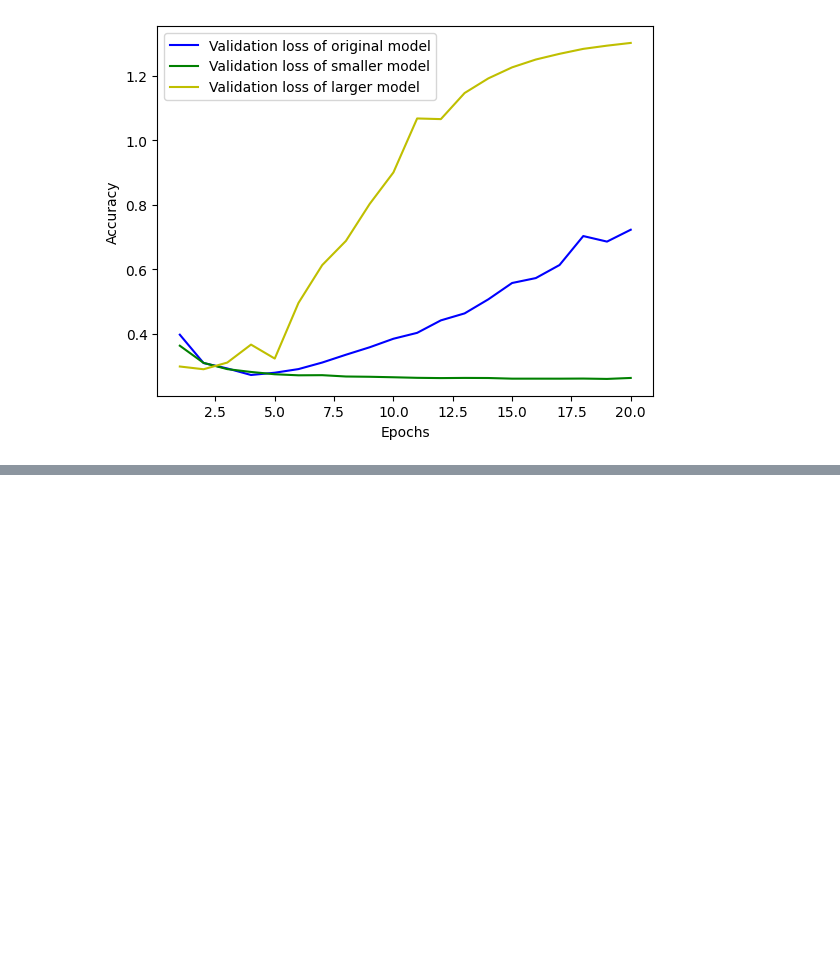
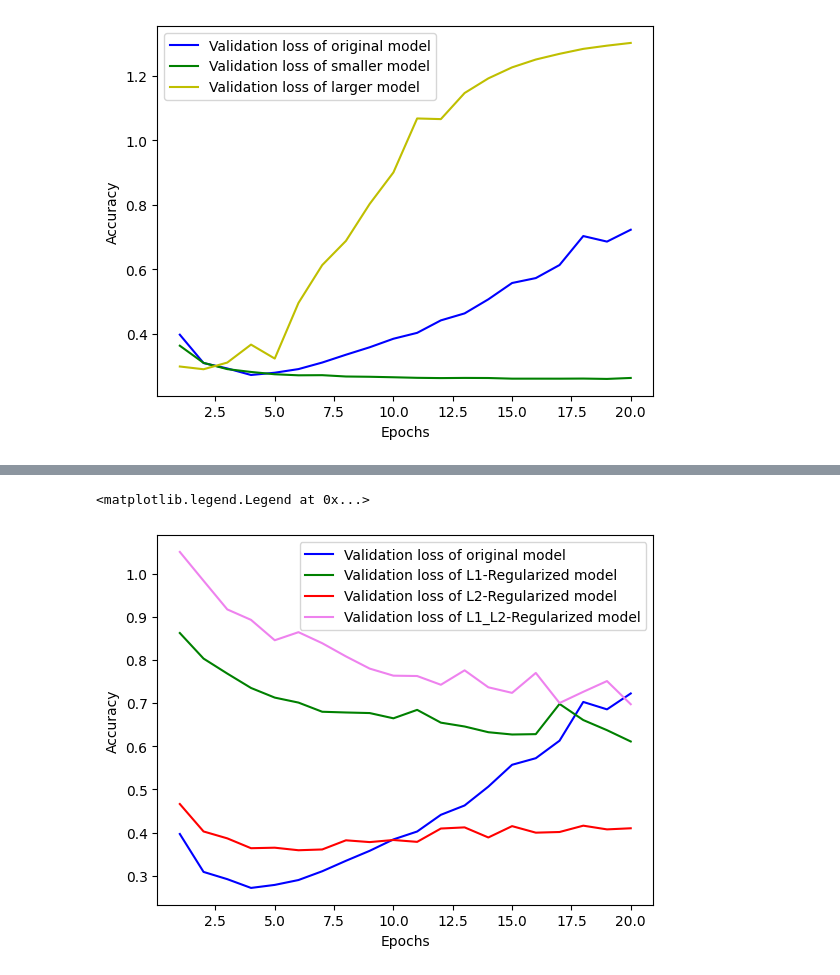
Before and after one commit to SCUTUM98/2023_KFQ_Bigdata, a Jupyter notebook: DeepLearning/0714_mnist.ipynb, the cells around one changed output, grey strips where cells are left out. Drawn from its saved outputs; the diff is of its cells as text; code cells hidden in the pictures; blank space fills up the shorter version.

```diff
--- a/DeepLearning/0714_mnist.ipynb
+++ b/DeepLearning/0714_mnist.ipynb
@@ -472,0 +515,8 @@ plt.legend()
+# %%
+model = Sequential([
+    layers.Dense(16, kernel_regularizer=regularizers.l1(0.002), activation='relu'),
+    layers.Dense(16, kernel_regularizer=regularizers.l1(0.002), activation='relu'),
+    layers.Dense(1, activation='sigmoid')
+])
+model.compile(optimizer='rmsprop', loss='binary_crossentropy', metrics=['accuracy'])
+history_l1_reg = model.fit(train_data, train_labels, epochs=20, batch_size=512, validation_split=0.4)
@@ -472,0 +541,8 @@ plt.legend()
+# %%
+model = Sequential([
+    layers.Dense(16, kernel_regularizer=regularizers.l1_l2(0.002), activation='relu'),
+    layers.Dense(16, kernel_regularizer=regularizers.l1_l2(0.002), activation='relu'),
+    layers.Dense(1, activation='sigmoid')
+])
+model.compile(optimizer='rmsprop', loss='binary_crossentropy', metrics=['accuracy'])
+history_l1l2_reg = model.fit(train_data, train_labels, epochs=20, batch_size=512, validation_split=0.4)
@@ -472,0 +567,16 @@ plt.legend()
+# %%
+val_loss_original = history_original.history['val_loss']
+val_loss_l2 = history_l2_reg.history['val_loss']
+val_loss_l1 = history_l1_reg.history['val_loss']
+val_loss_l1l2 = history_l1l2_reg.history['val_loss']
+epochs = range(1,21)
+plt.plot(epochs, val_loss_original, 'b-', label = 'Validation loss of original model')
+plt.plot(epochs, val_loss_l1, 'green', label = 'Validation loss of L1-Regularized model')
+plt.plot(epochs, val_loss_l2, 'r-', label = 'Validation loss of L2-Regularized model')
+plt.plot(epochs, val_loss_l1l2, 'violet', label = 'Validation loss of L1_L2-Regularized model')
+plt.xlabel('Epochs')
+plt.ylabel('Accuracy')
+plt.legend()
+# %% [output]
+<matplotlib.legend.Legend at 0x...>
+[figure, added]
```
Also changed, not shown: parts of 6 cells of this notebook.
